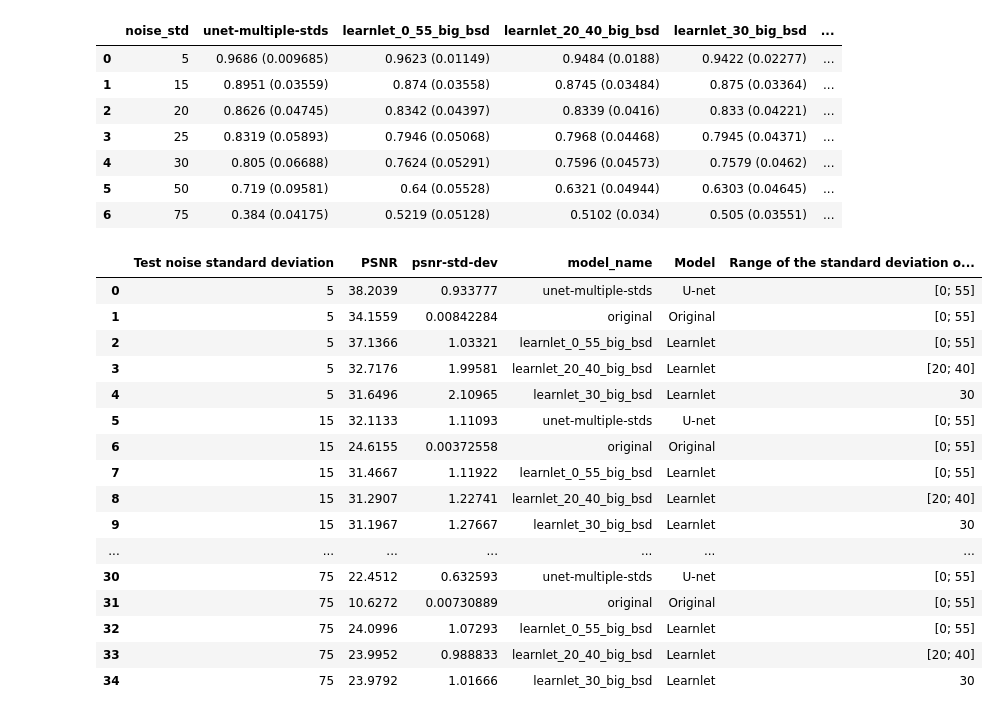
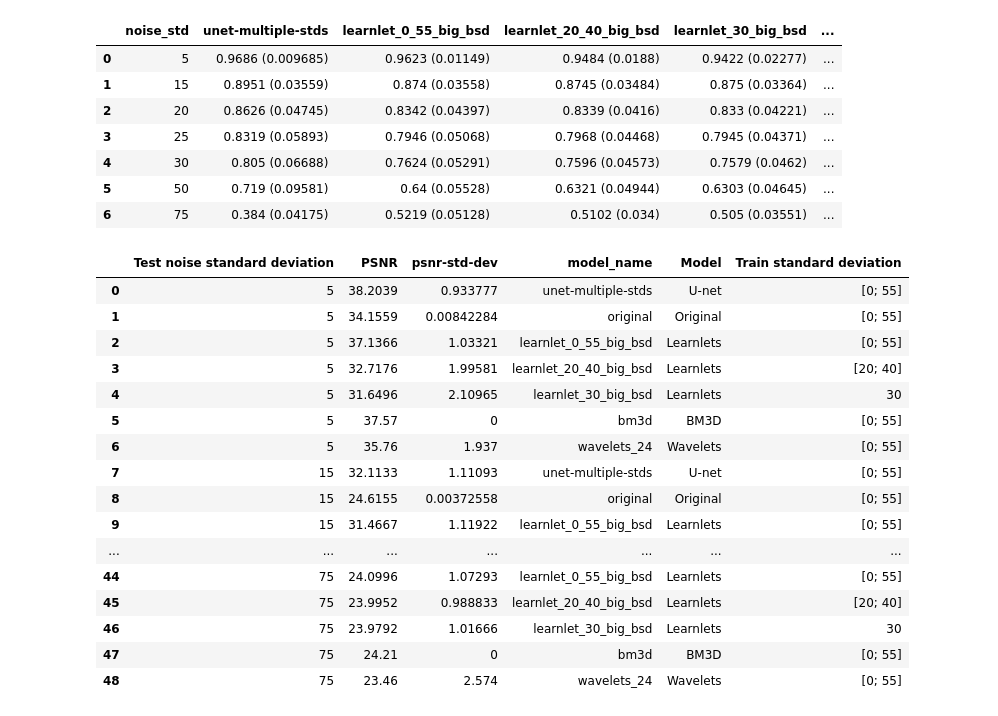
Before and after one commit to zaccharieramzi/understanding-unets, a Jupyter notebook: experiments/denoising_generalisation.ipynb, the cells around one changed output. Drawn from its saved outputs; the diff is of its cells as text; code cells hidden in the pictures.

Commit message:
added wavelets results in hard to the denoising gen notebook

```diff
--- a/experiments/denoising_generalisation.ipynb
+++ b/experiments/denoising_generalisation.ipynb
@@ -215,6 +235,11 @@ for i, (noise_std, metrics) in enumerate(noise_std_metrics.items()):
             mean=m.metrics['PSNR'].mean(),
             std=m.metrics['PSNR'].stddev(),
         )
+    psnr_metrics_table.loc[i, 'bm3d'] = BM3D_psnr_results[noise_std]
+    psnr_metrics_table.loc[i, 'wavelets_24'] = "{mean:.4} ({std:.4})".format(
+        mean=wavelets_psnr_results[noise_std][0],
+        std=wavelets_psnr_results[noise_std][1],
+    )
 psnr_metrics_table
 # %% [output]
 |  | noise_std | unet-multiple-stds | learnlet_0_55_big_bsd | learnlet_20_40_big_bsd | learnlet_30_big_bsd | ... |
@@ -258,6 +281,6 @@ n_models = 1 + len(all_net_params) + len(dynamic_denoising_net_params)  # maybe
 # %%
 model_family_str = r'Model'
-train_stds_str = r'Range of the standard deviation of the training noise'
+train_stds_str = r'Train standard deviation'
 noise_std_str = 'Test noise standard deviation'
 psnr_str = 'PSNR'
 # PSNR to plot
@@ -267,54 +290,76 @@ psnr_to_plot = pd.DataFrame(
 
 def from_name_to_family(model_name):
     if 'learnlet' in model_name:
-        return 'Learnlet'
+        return 'Learnlets'
     elif 'unet' in model_name:
         return 'U-net'
+    elif 'bm3d' in model_name:
+        return 'BM3D'
+    elif 'wavelets' in model_name:
+        return 'Wavelets'
     else:
         return 'Original'
 
 def from_name_to_train_stds(model_name):
     if '30' in model_name:
         return '30'
     elif '20_40' in model_name:
         return '[20; 40]'
     else:
         return '[0; 55]'
 
 family_model_to_color = {
     'U-net': (0.2823529411764706, 0.47058823529411764, 0.8156862745098039),
-    'Learnlet': (0.9333333333333333, 0.5215686274509804, 0.2901960784313726),
+    'Learnlets': (0.9333333333333333, 0.5215686274509804, 0.2901960784313726),
+    'BM3D': 'violet',
+    'Wavelets': 'red',
     'Original': (0.41568627450980394, 0.8, 0.39215686274509803),
 }
-
+index = 0
 for i_noise, (noise_std, metrics) in enumerate(noise_std_metrics.items()):
     for j_model, (name, m) in enumerate(metrics):
-        index = i_noise * n_models + j_model
         psnr_to_plot.loc[index, noise_std_str] = noise_std
         psnr_to_plot.loc[index, psnr_str] = m.metrics['PSNR'].mean()
         psnr_to_plot.loc[index, 'psnr-std-dev'] = m.metrics['PSNR'].stddev() / 2
         psnr_to_plot.loc[index, 'model_name'] = name
         psnr_to_plot.loc[index, train_stds_str] = from_name_to_train_stds(name)
         psnr_to_plot.loc[index, model_family_str] = from_name_to_family(name)
+        index += 1
+    name = 'bm3d'
+    psnr_to_plot.loc[index, noise_std_str] = noise_std
+    psnr_to_plot.loc[index, psnr_str] = BM3D_psnr_results[noise_std]
+    psnr_to_plot.loc[index, 'psnr-std-dev'] = 0
+    psnr_to_plot.loc[index, 'model_name'] = name
+    psnr_to_plot.loc[index, train_stds_str] = from_name_to_train_stds(name)
+    psnr_to_plot.loc[index, model_family_str] = from_name_to_family(name)
+    index += 1
+    name = 'wavelets_24'
+    psnr_to_plot.loc[index, noise_std_str] = noise_std
+    psnr_to_plot.loc[index, psnr_str] = wavelets_psnr_results[noise_std][0]
+    psnr_to_plot.loc[index, 'psnr-std-dev'] = wavelets_psnr_results[noise_std][1]
+    psnr_to_plot.loc[index, 'model_name'] = name
+    psnr_to_plot.loc[index, train_stds_str] = from_name_to_train_stds(name)
+    psnr_to_plot.loc[index, model_family_str] = from_name_to_family(name)
+    index += 1
 psnr_to_plot
 # %% [output]
-|  | Test noise standard deviation | PSNR | psnr-std-dev | model_name | Model | Range of the standard deviation o... |
+|  | Test noise standard deviation | PSNR | psnr-std-dev | model_name | Model | Train standard deviation |
 | 0 | 5 | 38.2039 | 0.933777 | unet-multiple-stds | U-net | [0; 55] |
 | 1 | 5 | 34.1559 | 0.00842284 | original | Original | [0; 55] |
-| 2 | 5 | 37.1366 | 1.03321 | learnlet_0_55_big_bsd | Learnlet | [0; 55] |
-| 3 | 5 | 32.7176 | 1.99581 | learnlet_20_40_big_bsd | Learnlet | [20; 40] |
-| 4 | 5 | 31.6496 | 2.10965 | learnlet_30_big_bsd | Learnlet | 30 |
-| 5 | 15 | 32.1133 | 1.11093 | unet-multiple-stds | U-net | [0; 55] |
-| 6 | 15 | 24.6155 | 0.00372558 | original | Original | [0; 55] |
-| 7 | 15 | 31.4667 | 1.11922 | learnlet_0_55_big_bsd | Learnlet | [0; 55] |
-| 8 | 15 | 31.2907 | 1.22741 | learnlet_20_40_big_bsd | Learnlet | [20; 40] |
-| 9 | 15 | 31.1967 | 1.27667 | learnlet_30_big_bsd | Learnlet | 30 |
+| 2 | 5 | 37.1366 | 1.03321 | learnlet_0_55_big_bsd | Learnlets | [0; 55] |
+| 3 | 5 | 32.7176 | 1.99581 | learnlet_20_40_big_bsd | Learnlets | [20; 40] |
+| 4 | 5 | 31.6496 | 2.10965 | learnlet_30_big_bsd | Learnlets | 30 |
+| 5 | 5 | 37.57 | 0 | bm3d | BM3D | [0; 55] |
+| 6 | 5 | 35.76 | 1.937 | wavelets_24 | Wavelets | [0; 55] |
+| 7 | 15 | 32.1133 | 1.11093 | unet-multiple-stds | U-net | [0; 55] |
+| 8 | 15 | 24.6155 | 0.00372558 | original | Original | [0; 55] |
+| 9 | 15 | 31.4667 | 1.11922 | learnlet_0_55_big_bsd | Learnlets | [0; 55] |
 | ... | ... | ... | ... | ... | ... | ... |
-| 30 | 75 | 22.4512 | 0.632593 | unet-multiple-stds | U-net | [0; 55] |
-| 31 | 75 | 10.6272 | 0.00730889 | original | Original | [0; 55] |
-| 32 | 75 | 24.0996 | 1.07293 | learnlet_0_55_big_bsd | Learnlet | [0; 55] |
-| 33 | 75 | 23.9952 | 0.988833 | learnlet_20_40_big_bsd | Learnlet | [20; 40] |
-| 34 | 75 | 23.9792 | 1.01666 | learnlet_30_big_bsd | Learnlet | 30 |
+| 44 | 75 | 24.0996 | 1.07293 | learnlet_0_55_big_bsd | Learnlets | [0; 55] |
+| 45 | 75 | 23.9952 | 0.988833 | learnlet_20_40_big_bsd | Learnlets | [20; 40] |
+| 46 | 75 | 23.9792 | 1.01666 | learnlet_30_big_bsd | Learnlets | 30 |
+| 47 | 75 | 24.21 | 0 | bm3d | BM3D | [0; 55] |
+| 48 | 75 | 23.46 | 2.574 | wavelets_24 | Wavelets | [0; 55] |
 # %%
 psnr_to_plot[psnr_str] = psnr_to_plot[psnr_str].astype(float)
 lplot = sns.lineplot(
```
Also changed, not shown: parts of 6 cells of this notebook.
